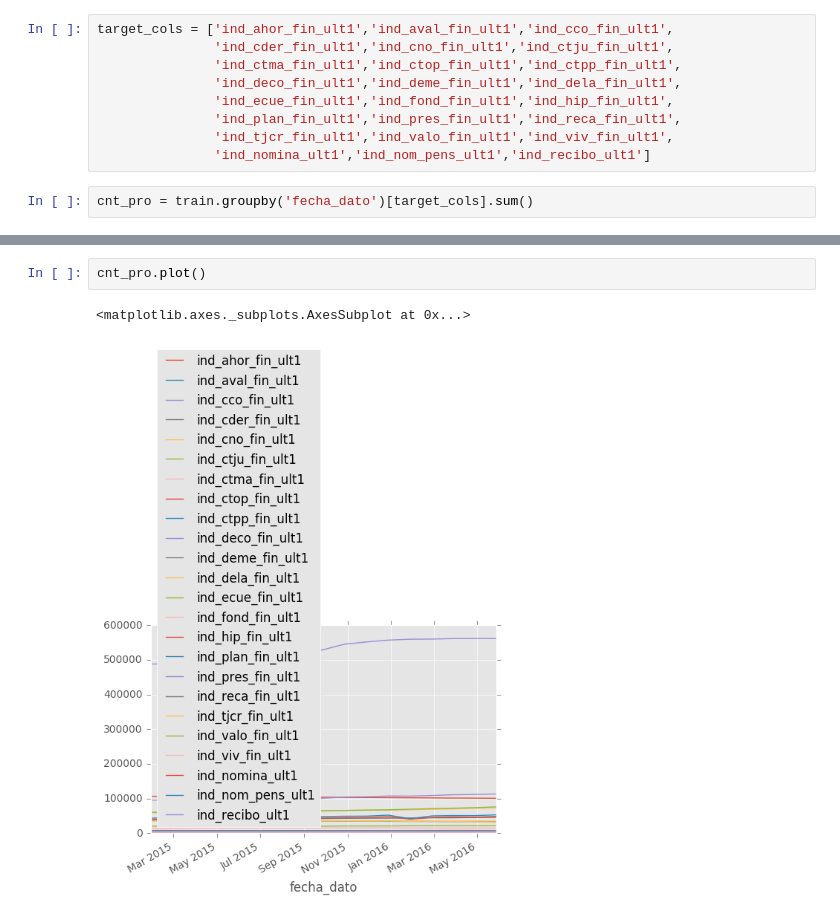
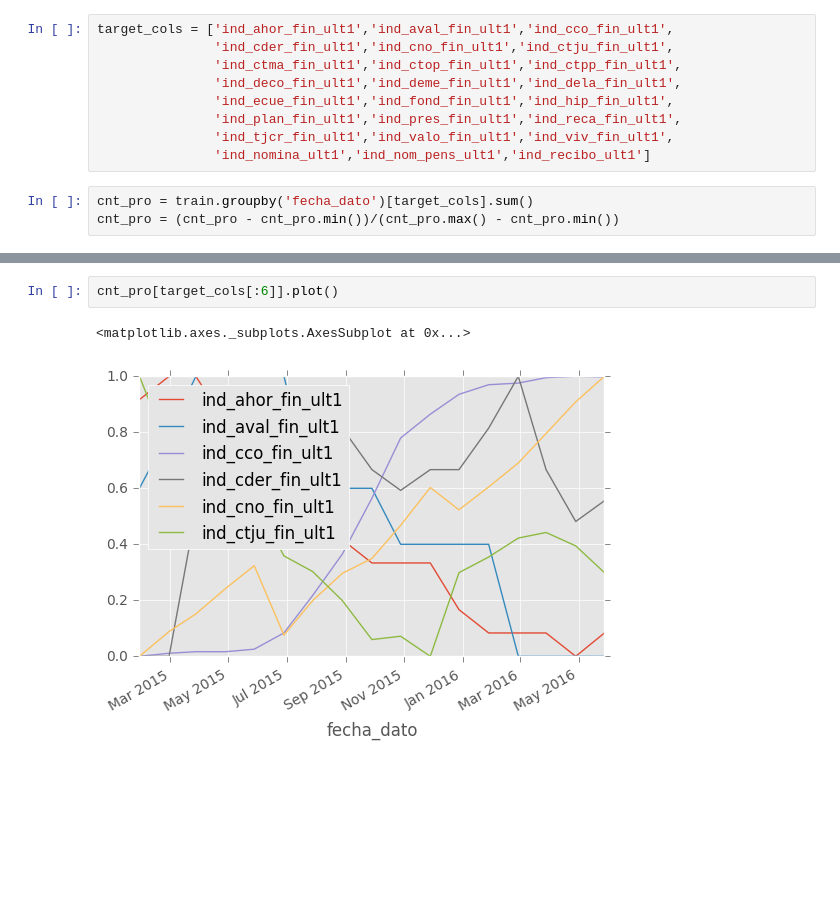
Before and after one commit to MedAlyH/Santander-Product-Recommendation, a Jupyter notebook: notebook/EDA.ipynb, the cells around one changed output, grey strips where cells are left out. Saved outputs shown, nothing was run; the diff lists cells and outputs as text; blank space fills up the shorter version.

```diff
--- a/notebook/EDA.ipynb
+++ b/notebook/EDA.ipynb
@@ -27,3 +27,4 @@ target_cols = ['ind_ahor_fin_ult1','ind_aval_fin_ult1','ind_cco_fin_ult1',
                'ind_nomina_ult1','ind_nom_pens_ult1','ind_recibo_ult1']
 # %%
 cnt_pro = train.groupby('fecha_dato')[target_cols].sum()
+cnt_pro = (cnt_pro - cnt_pro.min())/(cnt_pro.max() - cnt_pro.min())
@@ -53,5 +31,5 @@ cnt_pro
 # %%
-cnt_pro.plot()
+cnt_pro[target_cols[:6]].plot()
 # %% [output]
 <matplotlib.axes._subplots.AxesSubplot at 0x...>
-[figure, old version]
+[figure, new version]
```
Also changed, not shown: parts of 3 cells of this notebook, 2 other files.
